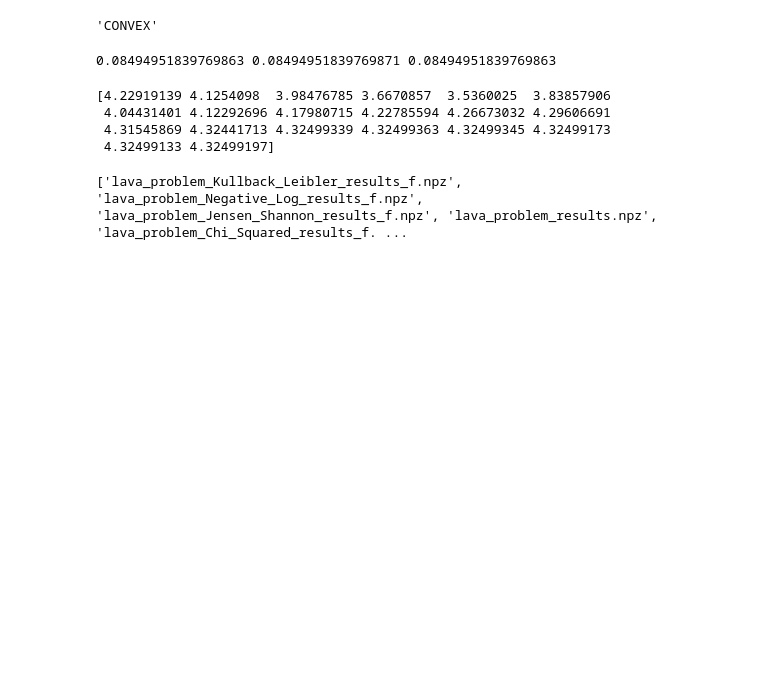
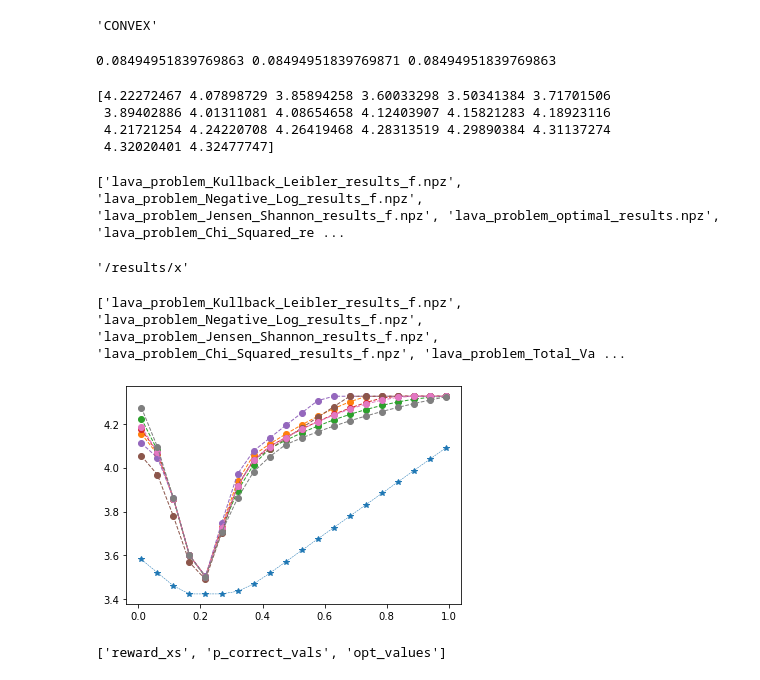
Before and after one commit to irom-lab/performance-limits, a Jupyter notebook: lava-problem/test.ipynb, the cells around one changed output. Drawn from its saved outputs; the diff is of its cells as text; code cells hidden in the pictures; blank space fills up the shorter version.

```diff
--- a/lava-problem/test.ipynb
+++ b/lava-problem/test.ipynb
@@ -126,21 +126,50 @@ print(z1.value,z2.value, z3)
 # %% [output]
 0.08494951839769863 0.08494951839769871 0.08494951839769863
 # %%
-data = np.load('lava_problem_Squared_Hellinger_Distance_results_f.npz')
+data = np.load('lava_problem_Negative_Log_results_f.npz')
 bounds = data['bounds']
 print(bounds)
 # %% [output]
-[4.22919139 4.1254098  3.98476785 3.6670857  3.5360025  3.83857906
- 4.04431401 4.12292696 4.17980715 4.22785594 4.26673032 4.29606691
- 4.31545869 4.32441713 4.32499339 4.32499363 4.32499345 4.32499173
- 4.32499133 4.32499197]
+[4.22272467 4.07898729 3.85894258 3.60033298 3.50341384 3.71701506
+ 3.89402886 4.01311081 4.08654658 4.12403907 4.15821283 4.18923116
+ 4.21721254 4.24220708 4.26419468 4.28313519 4.29890384 4.31137274
+ 4.32020401 4.32477747]
-# %%
-import os
-fname = os.listdir()
-npz_name = []
-for i in fname:
-    if i[-1] == 'z':
-        npz_name.append(i)
-print(npz_name)
-# %% [output]
-['lava_problem_Kullback_Leibler_results_f.npz', 'lava_problem_Negative_Log_results_f.npz', 'lava_problem_Jensen_Shannon_results_f.npz', 'lava_problem_results.npz', 'lava_problem_Chi_Squared_results_f. ...
+# %%
+import os
+fname = os.listdir('results')
+print(fname)
+path = '/results'
+filename = 'x'
+os.path.join(path, filename)
+# %% [output]
+['lava_problem_Kullback_Leibler_results_f.npz', 'lava_problem_Negative_Log_results_f.npz', 'lava_problem_Jensen_Shannon_results_f.npz', 'lava_problem_optimal_results.npz', 'lava_problem_Chi_Squared_re ...
+'/results/x'
+# %%
+import matplotlib.pyplot as plt
+opt_data = np.load("lava_problem_optimal_results.npz")
+p_correct_vals = opt_data['p_correct_vals']
+opt_values = opt_data['opt_values']
+
+# Load all npz filenames
+fname = os.listdir()
+npz_name = []
+for i in fname:
+    if i[-5] == 'f':
+        npz_name.append(i)
+
+print (npz_name)
+# Plot
+fig, ax = plt.subplots()
+ax.plot(p_correct_vals, opt_values, '*--', label='POMDP', linewidth=0.5)
+for j in npz_name:
+    data = np.load(j)
+    bounds = data['bounds']
+    ax.plot(p_correct_vals, bounds, 'o--', label=j[13:-14], linewidth=1) # function name part -- dependent on file naming
+# %% [output]
+['lava_problem_Kullback_Leibler_results_f.npz', 'lava_problem_Negative_Log_results_f.npz', 'lava_problem_Jensen_Shannon_results_f.npz', 'lava_problem_Chi_Squared_results_f.npz', 'lava_problem_Total_Va ...
+[figure, added]
+# %%
+data = np.load(npz_name[4])
+print(data.files)
+# %% [output]
+['reward_xs', 'p_correct_vals', 'opt_values']
```
Also changed, not shown: 22 other files.
